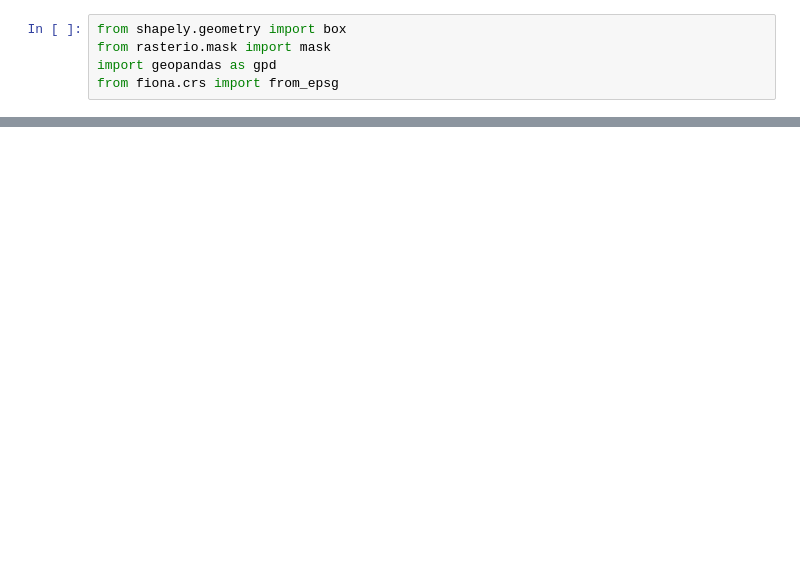
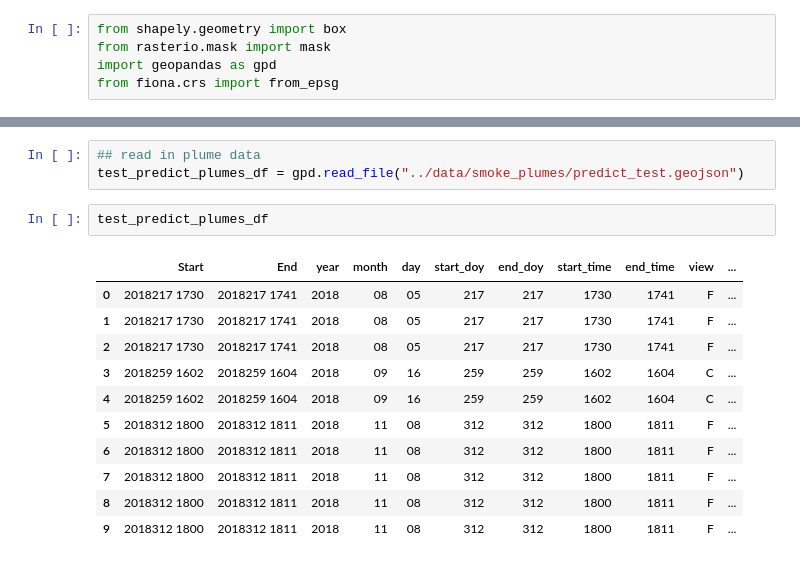
Before and after one commit to jeffwen/smoke_segmentation, a Jupyter notebook: notebooks/3-1_pytorch_network_training.ipynb, the cells around one changed output, grey strips where cells are left out. Drawn from its saved outputs; the diff is of its cells as text; blank space fills up the shorter version.

```diff
--- a/notebooks/3-1_pytorch_network_training.ipynb
+++ b/notebooks/3-1_pytorch_network_training.ipynb
@@ -327,0 +408,17 @@ data.shape[2]
+# %%
+## read in plume data
+test_predict_plumes_df = gpd.read_file("../data/smoke_plumes/predict_test.geojson")
+# %%
+test_predict_plumes_df
+# %% [output]
+|  | Start | End | year | month | day | start_doy | end_doy | start_time | end_time | view | ... |
+| 0 | 2018217 1730 | 2018217 1741 | 2018 | 08 | 05 | 217 | 217 | 1730 | 1741 | F | ... |
+| 1 | 2018217 1730 | 2018217 1741 | 2018 | 08 | 05 | 217 | 217 | 1730 | 1741 | F | ... |
+| 2 | 2018217 1730 | 2018217 1741 | 2018 | 08 | 05 | 217 | 217 | 1730 | 1741 | F | ... |
+| 3 | 2018259 1602 | 2018259 1604 | 2018 | 09 | 16 | 259 | 259 | 1602 | 1604 | C | ... |
+| 4 | 2018259 1602 | 2018259 1604 | 2018 | 09 | 16 | 259 | 259 | 1602 | 1604 | C | ... |
+| 5 | 2018312 1800 | 2018312 1811 | 2018 | 11 | 08 | 312 | 312 | 1800 | 1811 | F | ... |
+| 6 | 2018312 1800 | 2018312 1811 | 2018 | 11 | 08 | 312 | 312 | 1800 | 1811 | F | ... |
+| 7 | 2018312 1800 | 2018312 1811 | 2018 | 11 | 08 | 312 | 312 | 1800 | 1811 | F | ... |
+| 8 | 2018312 1800 | 2018312 1811 | 2018 | 11 | 08 | 312 | 312 | 1800 | 1811 | F | ... |
+| 9 | 2018312 1800 | 2018312 1811 | 2018 | 11 | 08 | 312 | 312 | 1800 | 1811 | F | ... |
```
Also changed, not shown: parts of 35 cells of this notebook, 5 other files.
